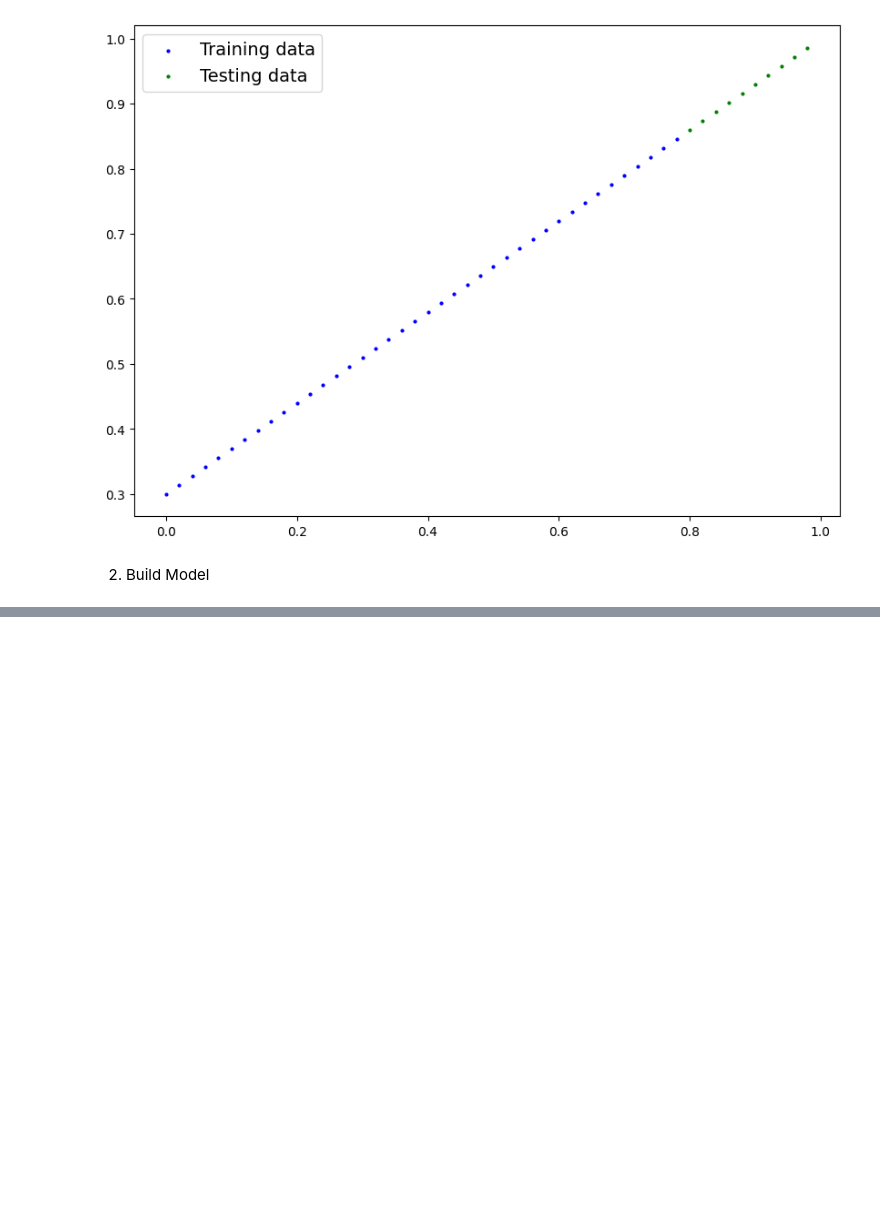
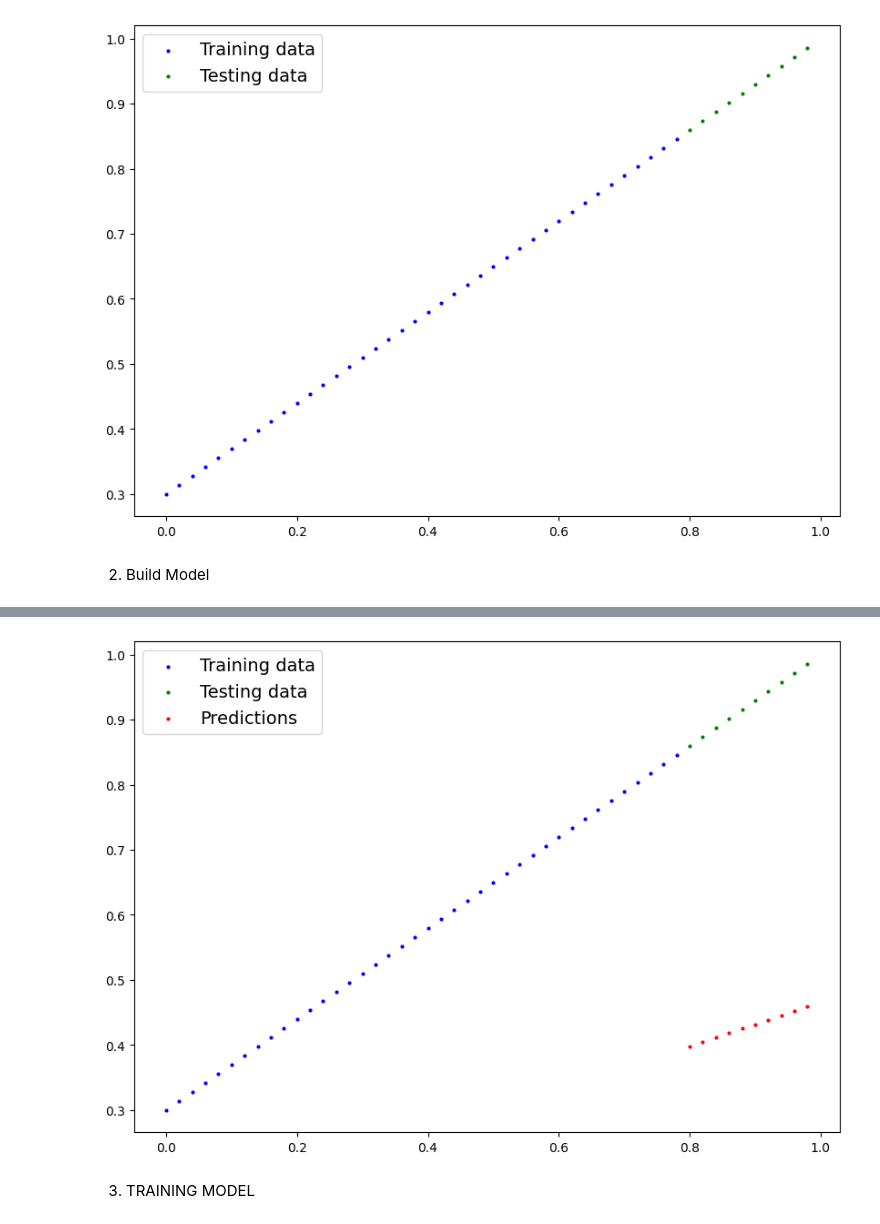
Before and after one commit to Nounsidev/PyTorch_Learning, a Jupyter notebook: 3_Workflow.ipynb, the cells around one changed output, grey strips where cells are left out. Drawn from its saved outputs; the diff is of its cells as text; code cells hidden in the pictures; blank space fills up the shorter version.

```diff
--- a/3_Workflow.ipynb
+++ b/3_Workflow.ipynb
@@ -91,11 +92,16 @@ plotPredictions()
 2. Build Model
 # %%
 class LinearRegressionModel(nn.Module):
-  def Init(self):
-    super().init()
-    self.weight = nn.Parameter(torch.randn(1, requires_grad=True, dtype=torch.float))
-    self.bias = nn.Parameter(torch.randn(1, requires_grad=True, dtype=torch.float))
+    def __init__(self):
+        super().__init__()
+        self.weight = nn.Parameter(torch.randn(1, requires_grad=True, dtype=torch.float))
+        self.bias = nn.Parameter(torch.randn(1, requires_grad=True, dtype=torch.float))
 
-    #Expect input x to be type of torch.Tensor
-    def Forward(self, x: torch.Tensor) -> torch.Tensor:
-      return self.weight * x + self.bias
+    def forward(self, x: torch.Tensor) -> torch.Tensor:
+        return self.weight * x + self.bias
+# %%
+torch.manual_seed(42)
+
+#Sub Class
+modelZero = LinearRegressionModel()
+list(modelZero.parameters())
@@ -101,0 +140,7 @@ class LinearRegressionModel(nn.Module):
+# %%
+#Making prediction
+#Inference mode wont keep track of train data
+with torch.inference_mode():
+  yPredictions = modelZero(testX)
+
+yPredictions
@@ -101,0 +158,6 @@ class LinearRegressionModel(nn.Module):
+# %%
+plotPredictions(predictions= yPredictions)
+# %% [output]
+[figure, added]
+# %% [markdown]
+3. TRAINING MODEL
```
Also changed, not shown: parts of 9 cells of this notebook.
